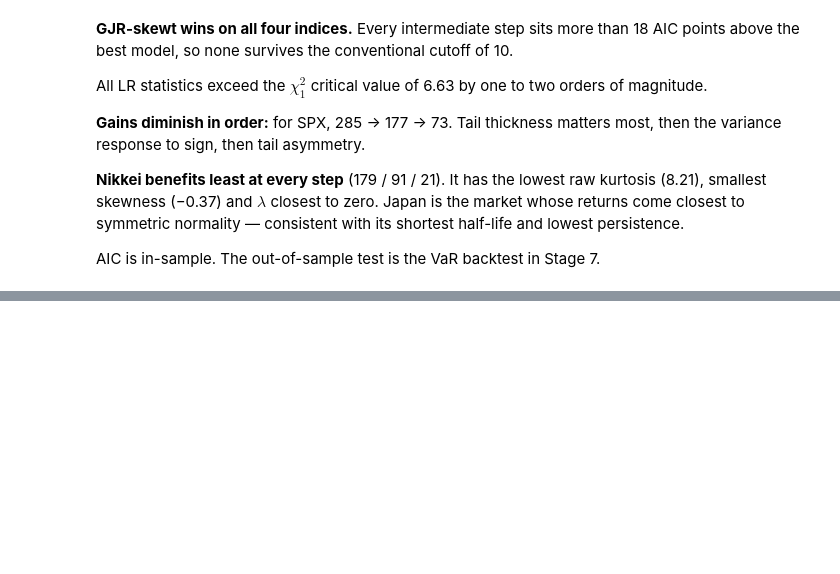
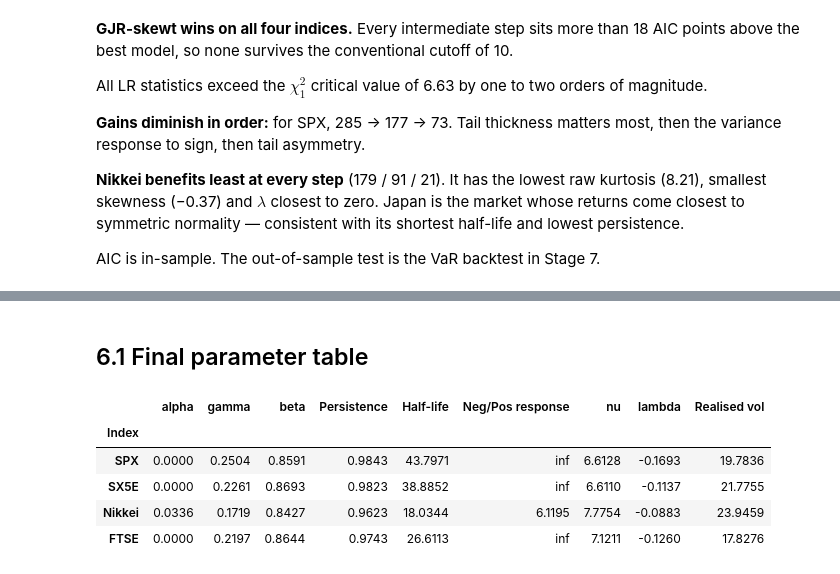
Before and after one commit to PeacoFoxy/StockMarket-Projects, a Jupyter notebook: garch_project/notebooks/garch_analysis.ipynb, the cells around one changed output, grey strips where cells are left out. Drawn from its saved outputs; the diff is of its cells as text; code cells hidden in the pictures; blank space fills up the shorter version.

```diff
--- a/garch_project/notebooks/garch_analysis.ipynb
+++ b/garch_project/notebooks/garch_analysis.ipynb
@@ -1320,0 +1333,36 @@ AIC is in-sample. The out-of-sample test is the VaR backtest in Stage 7.
+# %% [markdown]
+## 6.1 Final parameter table
+# %%
+# Cell 23 — Final model: parameters and derived quantities
+
+rows = []
+for label, res in gjr_skewt.items():
+    p_ = res.params
+    a, g, b = p_["alpha[1]"], p_["gamma[1]"], p_["beta[1]"]
+    persist = a + g / 2 + b
+
+    rows.append({
+        "Index": label,
+        "alpha": a,
+        "gamma": g,
+        "beta": b,
+        "Persistence": persist,
+        "Half-life": half_life(persist),
+        # Asymmetry ratio: variance response to a negative shock relative
+        # to a positive one of equal size. Infinite where alpha hits zero,
+        # meaning positive shocks move variance not at all.
+        "Neg/Pos response": (a + g) / a if a > 1e-6 else np.inf,
+        "nu": p_["eta"],
+        "lambda": p_["lambda"],
+        "Realised vol": returns[label].std() * np.sqrt(252),
+    })
+
+final_table = pd.DataFrame(rows).set_index("Index").round(4)
+final_table
+# %% [output]
+|  | alpha | gamma | beta | Persistence | Half-life | Neg/Pos response | nu | lambda | Realised vol |
+| Index |  |  |  |  |  |  |  |  |  |
+| SPX | 0.0000 | 0.2504 | 0.8591 | 0.9843 | 43.7971 | inf | 6.6128 | -0.1693 | 19.7836 |
+| SX5E | 0.0000 | 0.2261 | 0.8693 | 0.9823 | 38.8852 | inf | 6.6110 | -0.1137 | 21.7755 |
+| Nikkei | 0.0336 | 0.1719 | 0.8427 | 0.9623 | 18.0344 | 6.1195 | 7.7754 | -0.0883 | 23.9459 |
+| FTSE | 0.0000 | 0.2197 | 0.8644 | 0.9743 | 26.6113 | inf | 7.1211 | -0.1260 | 17.8276 |
```
Also changed, not shown: parts of 9 cells of this notebook, 2 other files.
